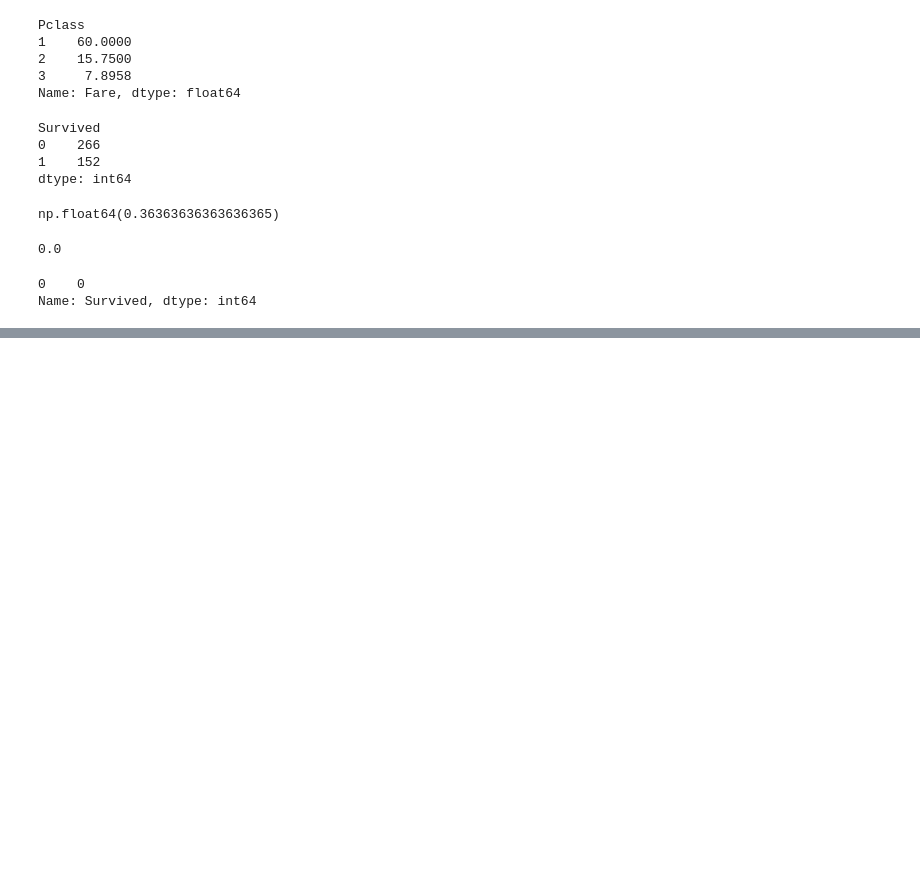
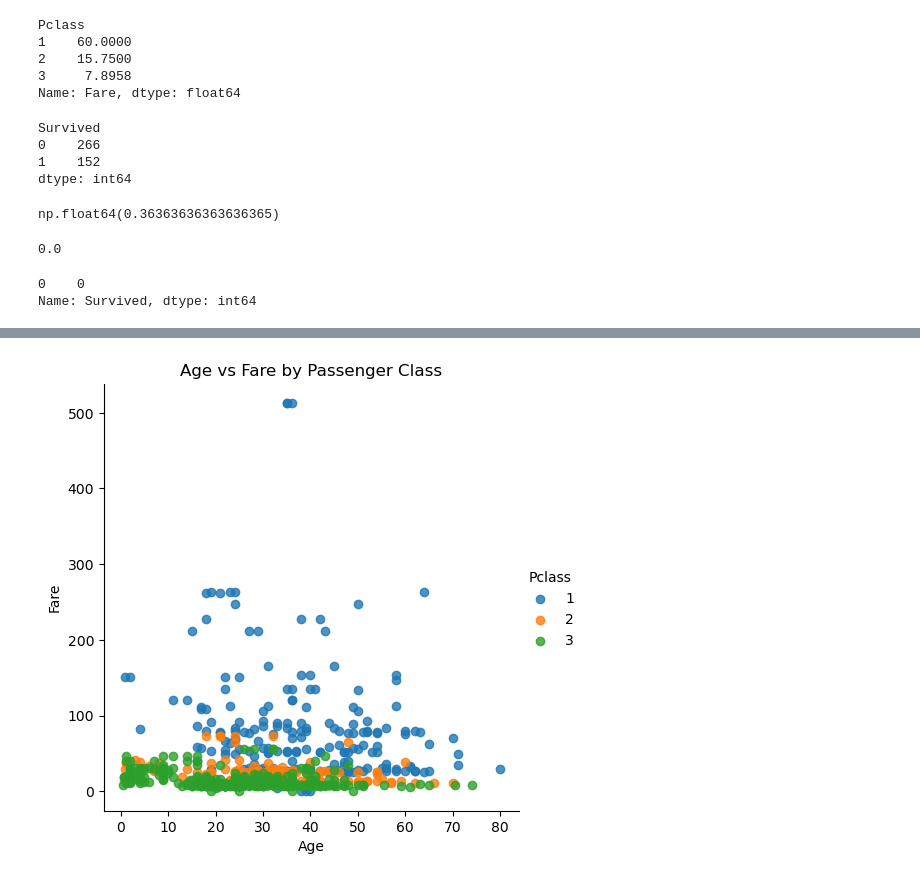
Before and after one commit to faithbitengo5-dot/Titanic_Prediction, a Jupyter notebook: Titanic.ipynb, the cells around one changed output, grey strips where cells are left out. Cells and saved outputs as stored; diff of their text form; code cells hidden in the pictures; blank space fills up the shorter version.

```diff
--- a/Titanic.ipynb
+++ b/Titanic.ipynb
@@ -168,0 +223,6 @@ Name: Survived, dtype: int64
+# %%
+sns.lmplot(x='Age', y='Fare', hue='Pclass', fit_reg=False, data=train)
+plt.title('Age vs Fare by Passenger Class')
+plt.show()
+# %% [output]
+[figure, added]
```
Also changed, not shown: parts of 14 cells of this notebook.
